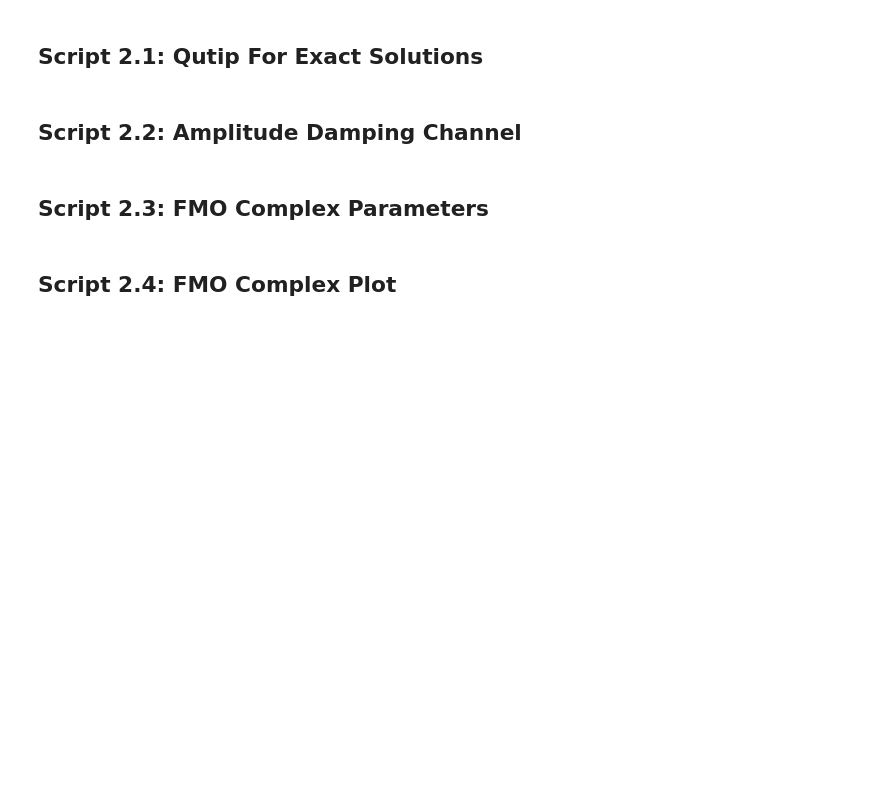
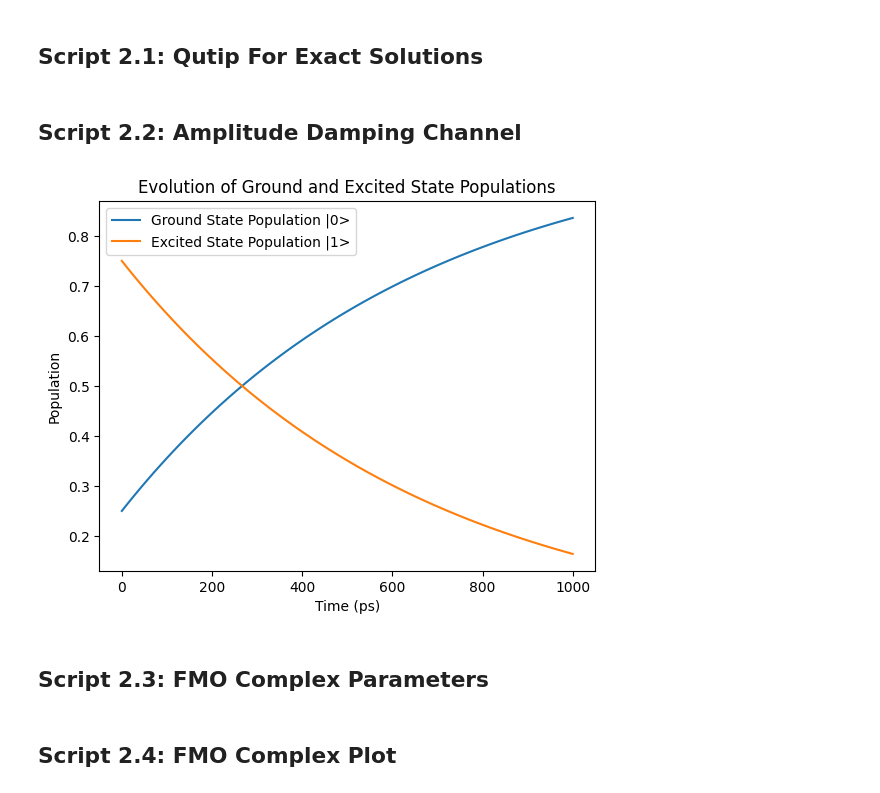
Before and after one commit to batistagroup/qflux, a Jupyter notebook: demos/manuscript/Extended-Version-Notebooks/Part_III_qflux_snippets.ipynb, the cells around one changed output. Saved outputs shown, nothing was run; the diff lists cells and outputs as text; code cells hidden in the pictures; blank space fills up the shorter version.

```diff
--- a/demos/manuscript/Extended-Version-Notebooks/Part_III_qflux_snippets.ipynb
+++ b/demos/manuscript/Extended-Version-Notebooks/Part_III_qflux_snippets.ipynb
@@ -70,38 +70,40 @@ H = Qobj(np.eye(2, dtype=np.complex128))
 # Time scale
 tf = 1000e-12  # final time
 dt = 1000e-14  # time step
-times = np.arange(0, tf, dt)  # time array
+qt_times = np.arange(0, tf, dt)  # time array
 
 # Amplitude damping rate
 gamma = 1.52e9  # damping rate
 
 # Initial state (normalize if necessary)
 u0 = np.array([1 / 2, np.sqrt(3) / 2], dtype=np.complex128)
 u0 = u0 / np.linalg.norm(u0)  # normalize the state
 psi0 = Qobj(u0)  # initial state as Qobj
 rho0 = psi0 * psi0.dag()
 # Collapse operators
 c_ops = [np.sqrt(gamma) * sm]  # amplitude damping
 
 # Define projectors for ground and excited states
 proj_excited = basis(2, 1) * basis(2, 1).dag()  # |1><1|
 proj_ground = basis(2, 0) * basis(2, 0).dag()   # |0><0|
 
 # Solve the master equation using mesolve
-result = qutip_prop(H, rho0, times, c_ops, [proj_ground, proj_excited])
+result = qutip_prop(H, rho0, qt_times, c_ops, [proj_ground, proj_excited])
 
 # Extract ground and excited state populations
 ground_population = result[0]  # <0|rho|0> (ground state population)
 excited_population = result[1]  # <1|rho|1> (excited state population)
 
 # Plotting results
-plt.plot(times * 1e12, ground_population, label="Ground State Population |0>")
-plt.plot(times * 1e12, excited_population, label="Excited State Population |1>")
+plt.plot(qt_times * 1e12, ground_population, label="Ground State Population |0>")
+plt.plot(qt_times * 1e12, excited_population, label="Excited State Population |1>")
 plt.xlabel('Time (ps)')
 plt.ylabel('Population')
 plt.legend()
 plt.title('Evolution of Ground and Excited State Populations')
 plt.show()
+# %% [output]
+[figure, added]
 # %% [markdown]
 ## Script 2.3: FMO Complex Parameters <a name="Script2pt3"></a>
 # %%
```
Also changed, not shown: parts of 5 cells of this notebook, 7 other files.
